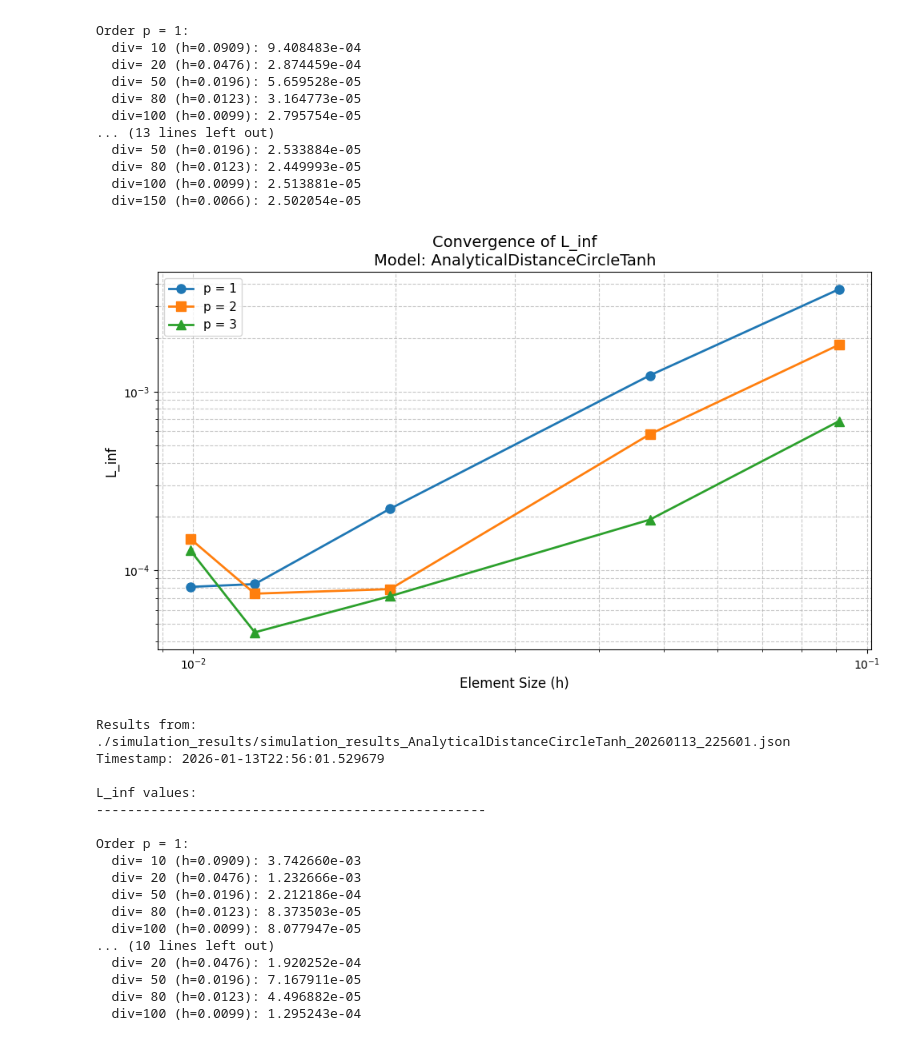
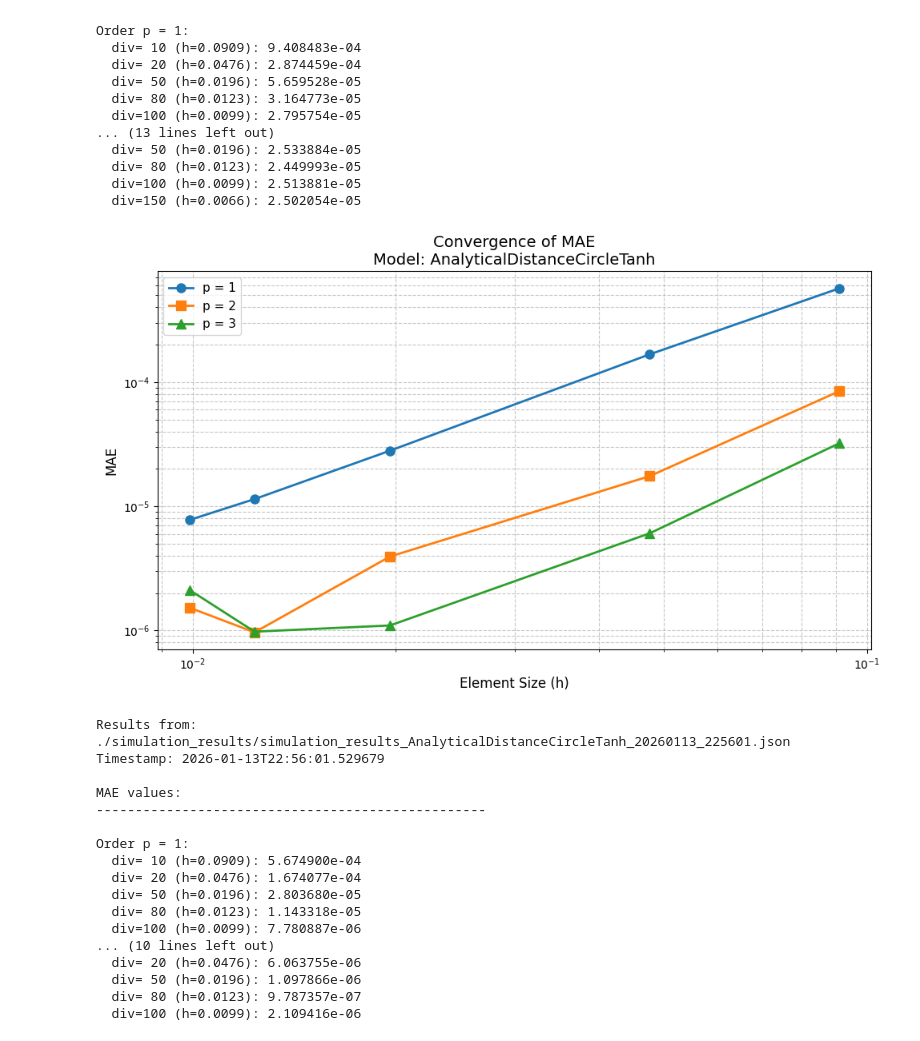
Before and after one commit to csgellert/NeuralIGA, a Jupyter notebook: Neural Analysis/visualize_results_circle.ipynb, the cells around one changed output. Saved outputs shown, nothing was run; the diff lists cells and outputs as text; code cells hidden in the pictures.

```diff
--- a/Neural Analysis/visualize_results_circle.ipynb
+++ b/Neural Analysis/visualize_results_circle.ipynb
@@ -72,23 +70,23 @@ Order p = 1:
   div=150 (h=0.0066): 2.502054e-05
 # %%
 filepath = "./simulation_results/simulation_results_AnalyticalDistanceCircleTanh_20260113_225601.json"
-eva.visualize_results(filepath, metric='L_inf', log_scale=True, plot_num_of_elements=False)
+eva.visualize_results(filepath, metric='MAE', log_scale=True, plot_num_of_elements=False)
 # %% [output]
-[figure, old version]
+[figure, new version]
 Results from: ./simulation_results/simulation_results_AnalyticalDistanceCircleTanh_20260113_225601.json
 Timestamp: 2026-01-13T22:56:01.529679
 
-L_inf values:
+MAE values:
 --------------------------------------------------
 
 Order p = 1:
-  div= 10 (h=0.0909): 3.742660e-03
-  div= 20 (h=0.0476): 1.232666e-03
-  div= 50 (h=0.0196): 2.212186e-04
-  div= 80 (h=0.0123): 8.373503e-05
-  div=100 (h=0.0099): 8.077947e-05
+  div= 10 (h=0.0909): 5.674900e-04
+  div= 20 (h=0.0476): 1.674077e-04
+  div= 50 (h=0.0196): 2.803680e-05
+  div= 80 (h=0.0123): 1.143318e-05
+  div=100 (h=0.0099): 7.780887e-06
 ... (10 lines left out)
-  div= 20 (h=0.0476): 1.920252e-04
-  div= 50 (h=0.0196): 7.167911e-05
-  div= 80 (h=0.0123): 4.496882e-05
-  div=100 (h=0.0099): 1.295243e-04
+  div= 20 (h=0.0476): 6.063755e-06
+  div= 50 (h=0.0196): 1.097866e-06
+  div= 80 (h=0.0123): 9.787357e-07
+  div=100 (h=0.0099): 2.109416e-06
```
Also changed, not shown: parts of 4 cells of this notebook, 8 other files.
